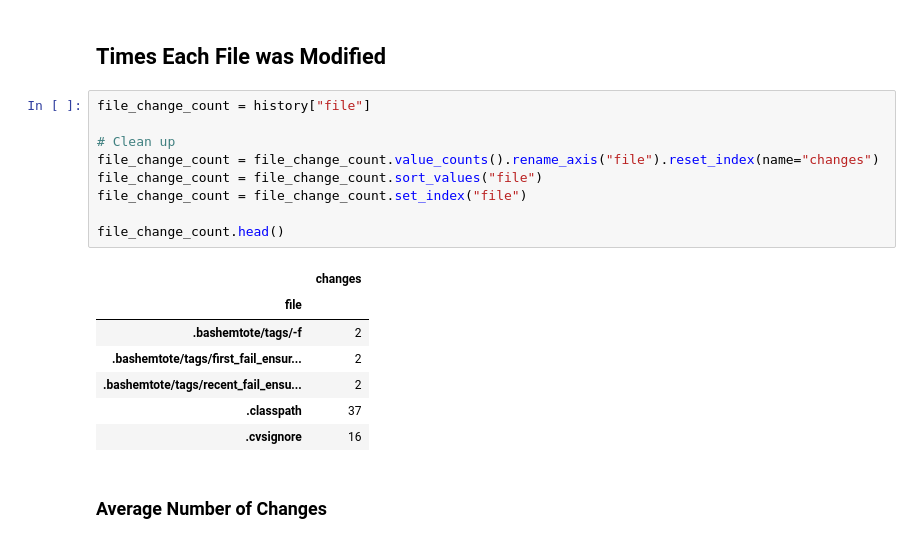
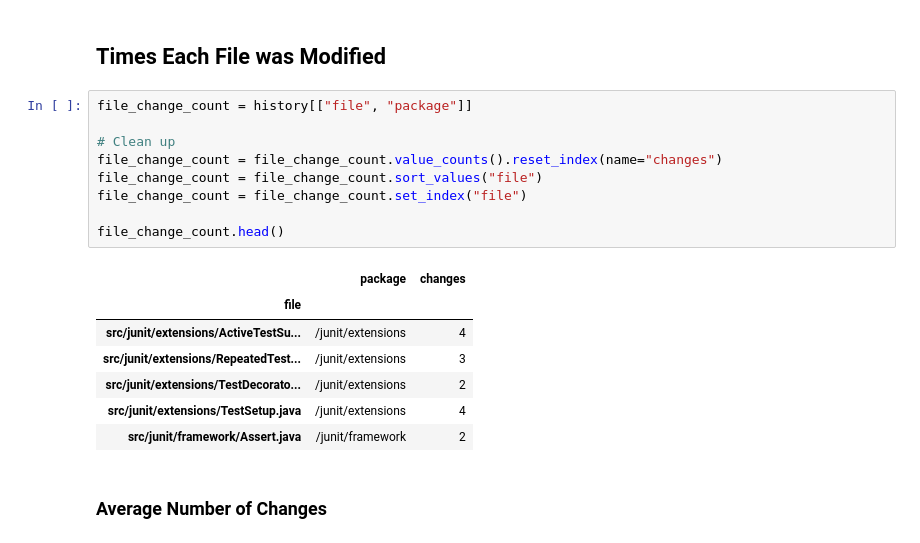
Before and after one commit to Bernardo-MG/jupyter-notebook-example, a Jupyter notebook: git/git_hotspot.ipynb, the cells around one changed output. Saved outputs shown, nothing was run; the diff lists cells and outputs as text.

```diff
--- a/git/git_hotspot.ipynb
+++ b/git/git_hotspot.ipynb
@@ -46,22 +46,22 @@ history.head()
 # %% [markdown]
 ## Times Each File was Modified
 # %%
-file_change_count = history["file"]
+file_change_count = history[["file", "package"]]
 
 # Clean up
-file_change_count = file_change_count.value_counts().rename_axis("file").reset_index(name="changes")
+file_change_count = file_change_count.value_counts().reset_index(name="changes")
 file_change_count = file_change_count.sort_values("file")
 file_change_count = file_change_count.set_index("file")
 
 file_change_count.head()
 # %% [output]
-|  | changes |
-| file |  |
-| .bashemtote/tags/-f | 2 |
-| .bashemtote/tags/first_fail_ensur... | 2 |
-| .bashemtote/tags/recent_fail_ensu... | 2 |
-| .classpath | 37 |
-| .cvsignore | 16 |
+|  | package | changes |
+| file |  |  |
+| src/junit/extensions/ActiveTestSu... | /junit/extensions | 4 |
+| src/junit/extensions/RepeatedTest... | /junit/extensions | 3 |
+| src/junit/extensions/TestDecorato... | /junit/extensions | 2 |
+| src/junit/extensions/TestSetup.java | /junit/extensions | 4 |
+| src/junit/framework/Assert.java | /junit/framework | 2 |
 # %% [markdown]
 ### Average Number of Changes
 # %% [markdown]
```
Also changed, not shown: parts of 5 cells of this notebook, 1 other file.
